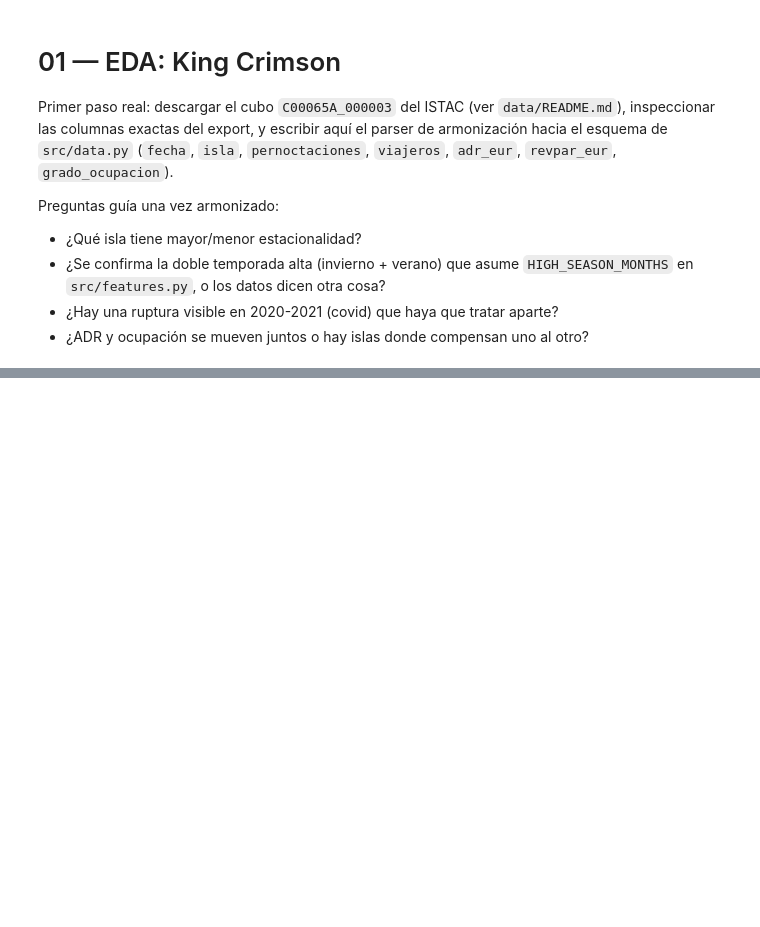
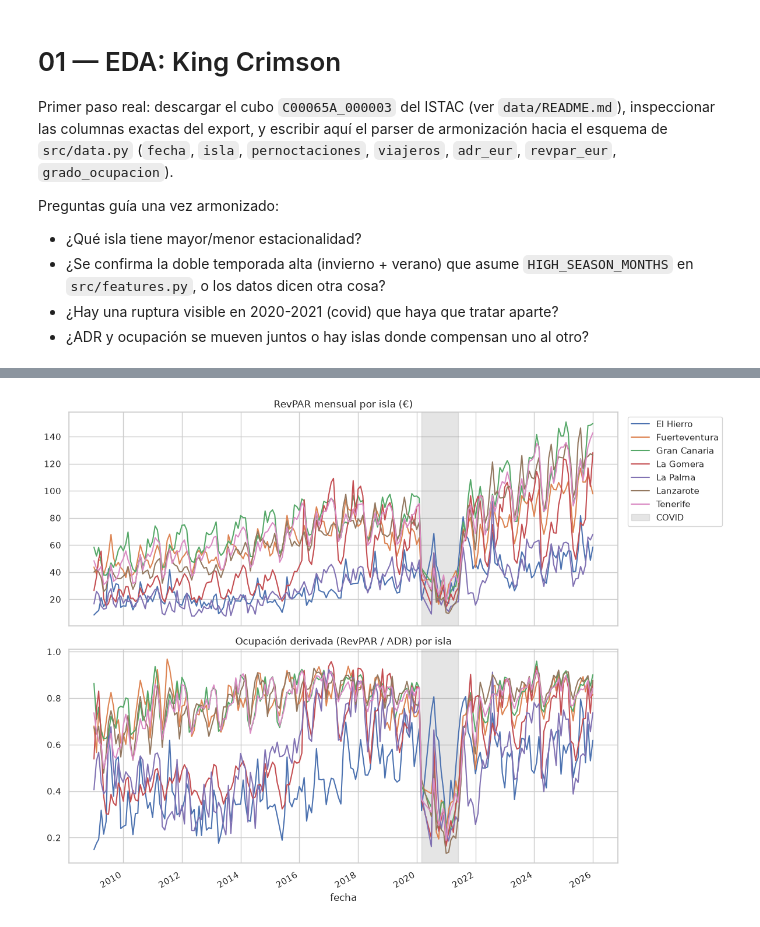
Before and after one commit to kegare825/canary-islands-tourism-forecast, a Jupyter notebook: notebooks/01_eda.ipynb, the cells around one changed output, grey strips where cells are left out. Cells and saved outputs as stored; diff of their text form; code cells hidden in the pictures; blank space fills up the shorter version.

```diff
--- a/notebooks/01_eda.ipynb
+++ b/notebooks/01_eda.ipynb
@@ -31,0 +115,15 @@ pd.set_option("display.max_columns", 50)
+# %%
+from pathlib import Path
+
+output_path = Path("data/processed/canarias_turismo_mensual.csv")
+output_path.parent.mkdir(parents=True, exist_ok=True)
+
+final = wide.sort_values(["isla", "fecha"])[["fecha", "isla", "adr_eur", "revpar_eur", "grado_ocupacion"]]
+final.to_csv(output_path, index=False)
+print(f"Guardado {len(final)} filas en {output_path}")
+
+# Verificar que src/data.py puede cargarlo sin errores
+from src.data import load_harmonized_series
+
+df = load_harmonized_series()
+df.head()
@@ -31,0 +145,22 @@ pd.set_option("display.max_columns", 50)
+# %%
+from src.data import to_wide_by_island
+
+fig, axes = plt.subplots(2, 1, figsize=(12, 9), sharex=True)
+
+wide_revpar = to_wide_by_island(df, "revpar_eur")
+wide_revpar.plot(ax=axes[0])
+axes[0].set_title("RevPAR mensual por isla (€)")
+axes[0].axvspan(pd.Timestamp("2020-03-01"), pd.Timestamp("2021-06-01"), color="grey", alpha=0.2, label="COVID")
+axes[0].legend(loc="upper left", bbox_to_anchor=(1.01, 1))
+
+wide_occ = to_wide_by_island(df, "grado_ocupacion")
+wide_occ.plot(ax=axes[1], legend=False)
+axes[1].set_title("Ocupación derivada (RevPAR / ADR) por isla")
+axes[1].axvspan(pd.Timestamp("2020-03-01"), pd.Timestamp("2021-06-01"), color="grey", alpha=0.2)
+
+plt.tight_layout()
+Path("reports/figures").mkdir(parents=True, exist_ok=True)
+plt.savefig("reports/figures/01_revpar_ocupacion_por_isla.png", dpi=110, bbox_inches="tight")
+plt.show()
+# %% [output]
+[figure, added]
```
Also changed, not shown: parts of 7 cells of this notebook, 18 other files.
